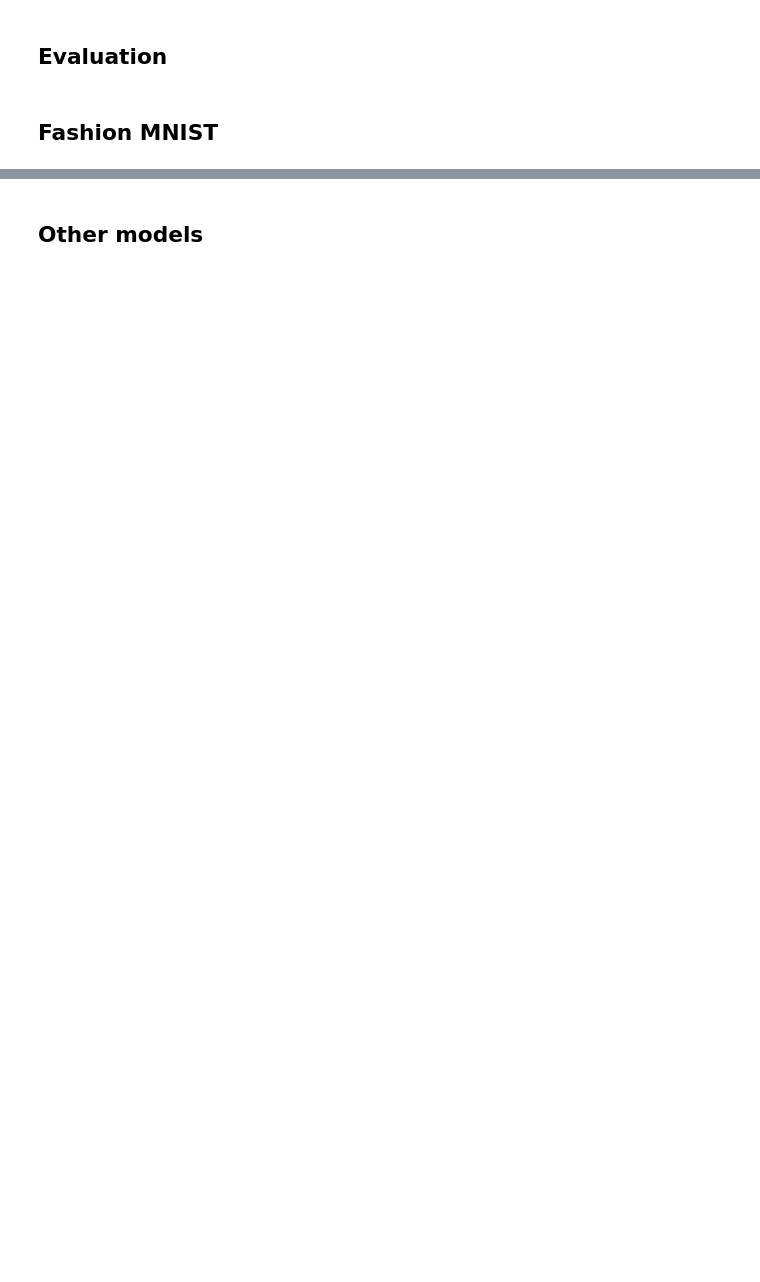
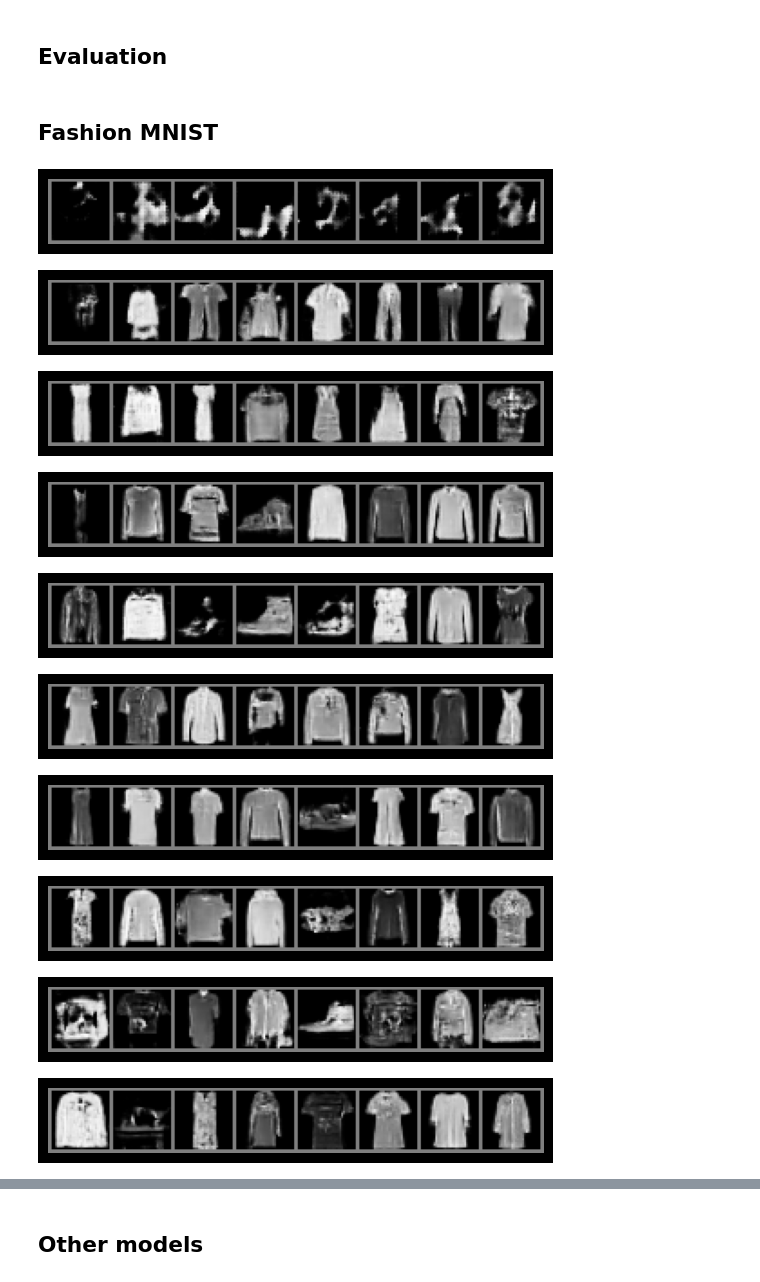
Before and after one commit to BRJoaquin/GAN, a Jupyter notebook: GAN.ipynb, the cells around one changed output, grey strips where cells are left out. Saved outputs shown, nothing was run; the diff lists cells and outputs as text; code cells hidden in the pictures; blank space fills up the shorter version.

```diff
--- a/GAN.ipynb
+++ b/GAN.ipynb
@@ -276,7 +291,11 @@ class Discriminator(nn.Module):
 
         # Calculate the output dimension after conv and pooling layers
         self.calc_dim = lambda x: int(((x - 2) // 2 + 1) // 2)
-        self.flat_dim = 128 * self.calc_dim(self.calc_dim(img_size)) * self.calc_dim(self.calc_dim(img_size))
+        self.flat_dim = (
+            128
+            * self.calc_dim(self.calc_dim(img_size))
+            * self.calc_dim(self.calc_dim(img_size))
+        )
 
         # Fully connected layers
         self.fc1 = nn.Linear(self.flat_dim, 128)
@@ -464,38 +572,73 @@ plot_losses(losses_d, losses_g)
 ## Evaluation
 # %% [markdown]
 ## Fashion MNIST
+# %%
+def get_fashion_data_loader(transform, batch_size=32):
+    # Download and load the MNIST data
+    train_data = datasets.FashionMNIST(root="data", train=True, download=True, transform=transform)
+    test_data = datasets.MNIST(root="data", train=False, download=True, transform=transform)
+    combined_data = torch.utils.data.ConcatDataset([train_data, test_data])
+    # DataLoader allows us to batch and shuffle the data
+    train_loader = DataLoader(combined_data, batch_size=batch_size, shuffle=True)
+    # test_loader = DataLoader(test_data, batch_size=32, shuffle=False)
+    return train_loader
 # %%
-def get_fashion_data_loader(transform, batch_size = 32):
-    # Download and load the MNIST data
-    train_data = datasets.FashionMNIST(root='data', train=True, download=True, transform=transform)
-    # DataLoader allows us to batch and shuffle the data
-    train_loader = DataLoader(train_data, batch_size=batch_size, shuffle=True)
-    # test_loader = DataLoader(test_data, batch_size=32, shuffle=False)
-    return train_loader
-
 learning_rate_d = 0.0001
 learning_rate_g = 0.0001
 batch_size = 64
 epochs = 100
-noise_size = 100 # Dimension of random noise vector for Generator
+noise_size = 100  # Dimension of random noise vector for Generator
 k = 2  # Number of steps to apply to the Discriminator
 img_size = 32  # Size of the image
 
 # Create the Discriminator model
 discriminator = Discriminator(1, img_size).to(device)
 # Create the Generator model
 generator = Generator(noise_size, 1, img_size).to(device)
 
 # Loss and optimizers
-criterion = nn.BCELoss() # Binary cross entropy loss https://pytorch.org/docs/stable/generated/torch.nn.BCELoss.html
+criterion = (
+    nn.BCELoss()
+)  # Binary cross entropy loss https://pytorch.org/docs/stable/generated/torch.nn.BCELoss.html
 optimizer_d = torch.optim.Adam(discriminator.parameters(), lr=learning_rate_d)
 optimizer_g = torch.optim.Adam(generator.parameters(), lr=learning_rate_g)
 
 # Get the data loader
-transform = transforms.Compose([transforms.ToTensor(),
-                                transforms.Resize((img_size, img_size)),
-                                transforms.Normalize((0.5,), (0.5,))])
+transform = transforms.Compose(
+    [
+        transforms.ToTensor(),
+        transforms.Resize((img_size, img_size)),
+        transforms.Normalize((0.5,), (0.5,)),
+    ]
+)
 train_loader = get_fashion_data_loader(transform, batch_size)
 
 # Train the model
-losses_d, losses_g = train_model(discriminator, generator, train_loader, criterion, optimizer_d, optimizer_g, epochs, k, batch_size, noise_size)
+losses_d, losses_g = train_model(
+    discriminator,
+    generator,
+    train_loader,
+    criterion,
+    optimizer_d,
+    optimizer_g,
+    epochs,
+    k,
+    batch_size,
+    noise_size,
+    do_smoothing_label=True,
+    do_instance_noise=True,
+    log_samples=True,
+    log_interval=10
+)
+plot_losses(losses_d, losses_g)
+# %% [output]
+[figure, added]
+[figure, added]
+[figure, added]
+[figure, added]
+[figure, added]
+[figure, added]
+[figure, added]
+[figure, added]
+[figure, added]
+[figure, added]
```
Also changed, not shown: parts of 21 cells of this notebook, 1 other file.
